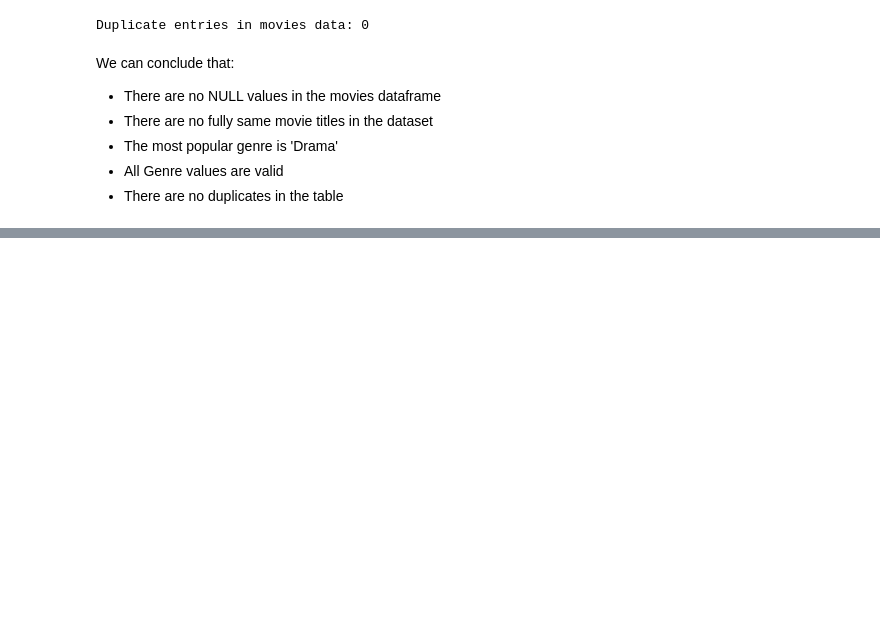
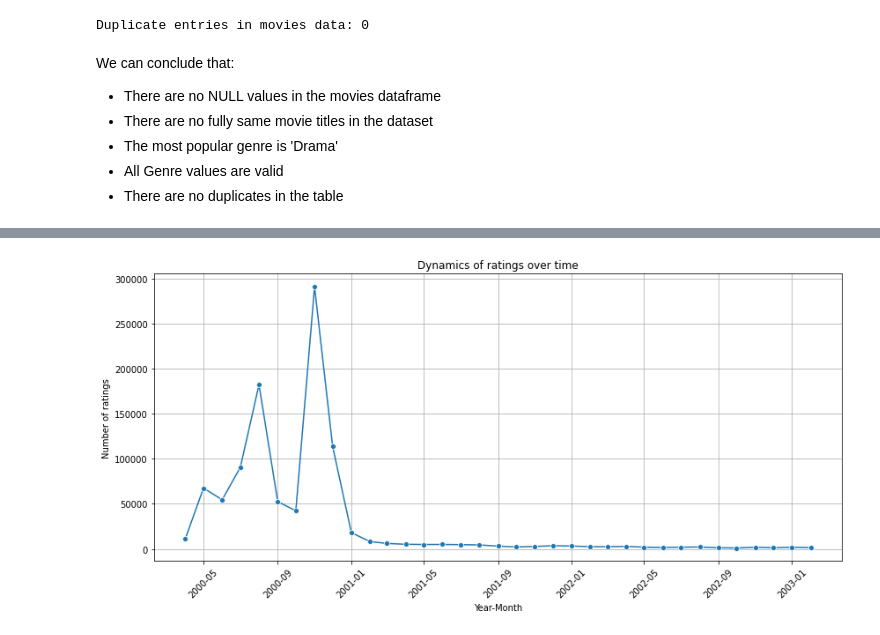
Before and after one commit to dbotuk/movie_recommender_system, a Jupyter notebook: EDA.ipynb, the cells around one changed output, grey strips where cells are left out. Cells and saved outputs as stored; diff of their text form; code cells hidden in the pictures; blank space fills up the shorter version.

```diff
--- a/EDA.ipynb
+++ b/EDA.ipynb
@@ -327,0 +331,11 @@ plt.show()
+# %%
+plt.figure(figsize=(14, 6))
+sns.lineplot(x='YearMonth', y='Count', data=ratings_by_time, marker='o')
+plt.title('Dynamics of ratings over time')
+plt.xlabel('Year-Month')
+plt.ylabel('Number of ratings')
+plt.xticks(rotation=45)
+plt.grid(True)
+plt.show()
+# %% [output]
+[figure, added]
```
Also changed, not shown: parts of 57 cells of this notebook.
